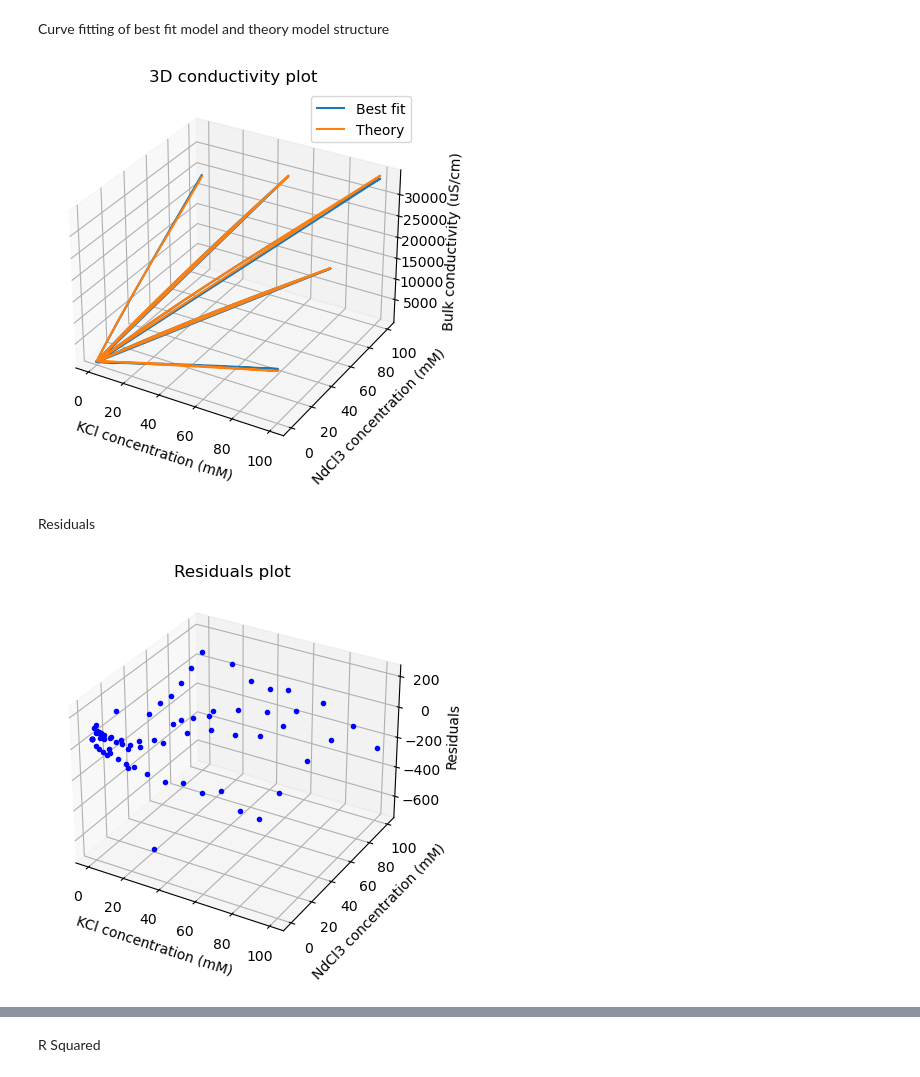
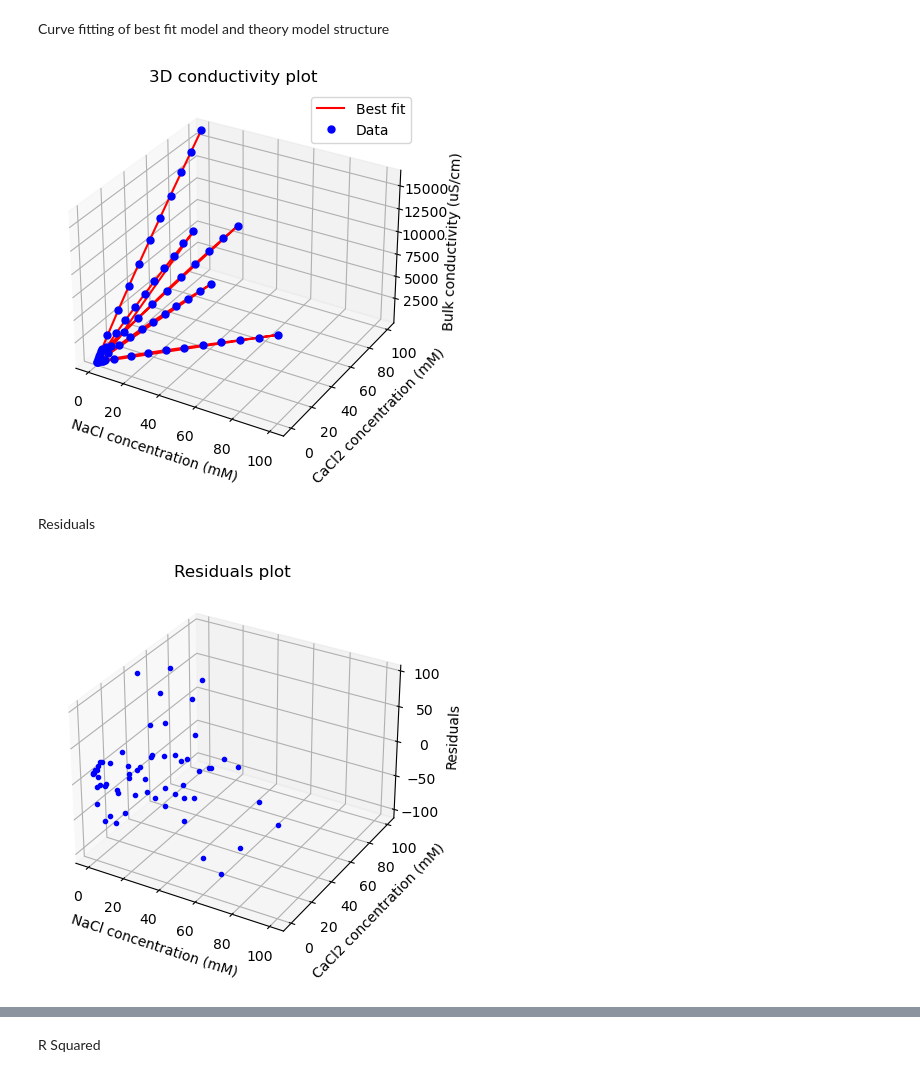
Before and after one commit to dowlinglab/salts-conductivity-modelling, a Jupyter notebook: Regression_full_data.ipynb, the cells around one changed output, grey strips where cells are left out. Drawn from its saved outputs; the diff is of its cells as text; code cells hidden in the pictures.

```diff
--- a/Regression_full_data.ipynb
+++ b/Regression_full_data.ipynb
@@ -448,9 +448,9 @@ r-squared value is: 0.9999885108155941
 KCl & NdCl3 Salts
 # %%
 # loading data
-data = pd.read_csv("KCl&NdCl3.csv")
-KCl_conc = data["KCl conc"]
-NdCl3_conc = data["NdCl3 conc"]
+data = pd.read_csv("NaCl_CaCl2.csv")
+KCl_conc = data["NaCl conc"]
+NdCl3_conc = data["CaCl2 conc"]
 cond = data["Bulk cond"]
 
 # number of data points
@@ -493,11 +493,11 @@ print(data)
 # %%
 # predictors matrix of best fit model
-X = np.ones((ndata, 6))
-X[:, 1] = KCl_conc
-X[:, 2] = NdCl3_conc
-X[:, 3] = KCl_conc_hf
-X[:, 4] = NdCl3_conc_hf
-X[:, 5] = sum_sq
+X = np.ones((ndata, 8))
+# X[:, 1] = KCl_conc
+# X[:, 2] = NdCl3_conc
+# X[:, 3] = KCl_conc_hf
+# X[:, 4] = NdCl3_conc_hf
+# X[:, 5] = sum_sq
 # X[:, 1] = KCl_conc
 # X[:, 2] = NdCl3_conc
 # X[:, 3] = KCl_conc_hf
@@ -506,13 +506,13 @@ X[:, 5] = sum_sq
 # X[:, 6] = NdCl3_conc_oh
 # X[:, 7] = KCl_conc_sq
 # X[:, 8] = NdCl3_conc_sq
-# X[:, 1] = KCl_conc
-# X[:, 2] = NdCl3_conc
-# X[:, 3] = KCl_conc_oh
-# X[:, 4] = NdCl3_conc_oh
-# X[:, 5] = KCl_conc_sq
-# X[:, 6] = NdCl3_conc_sq
-# X[:, 7] = prdt
+X[:, 1] = KCl_conc
+X[:, 2] = NdCl3_conc
+X[:, 3] = KCl_conc_oh
+X[:, 4] = NdCl3_conc_oh
+X[:, 5] = KCl_conc_sq
+X[:, 6] = NdCl3_conc_sq
+X[:, 7] = prdt
 
 # X transpose multiply X
 A = np.matmul(np.transpose(X), X)
@@ -562,25 +562,25 @@ Curve fitting of best fit model and theory model structure
 # %%
 # best fit model predictions
 cond_plot = np.matmul(beta_hat, np.transpose(X))
 
 # theory model structure predictions
-cond_plot2 = np.matmul(beta_hat2, np.transpose(X2))
+# cond_plot2 = np.matmul(beta_hat2, np.transpose(X2))
 
 # making plots for model comparison
 fig = plt.figure()
 ax = fig.add_subplot(projection='3d')
 
 # plotting
-ax.plot3D(KCl_conc, NdCl3_conc, cond_plot, label="Best fit")
-ax.plot3D(KCl_conc, NdCl3_conc, cond_plot2, label="Theory")
+ax.plot3D(KCl_conc, NdCl3_conc, cond_plot, "r-", label="Best fit")
+ax.plot3D(KCl_conc, NdCl3_conc, cond, "b.", markersize=10, label="Data")
 ax.set_title('3D conductivity plot')
 ax.set_zlabel("Bulk conductivity (uS/cm)")
-ax.set_xlabel("KCl concentration (mM)")
-ax.set_ylabel("NdCl3 concentration (mM)")
+ax.set_xlabel("NaCl concentration (mM)")
+ax.set_ylabel("CaCl2 concentration (mM)")
 ax.legend()
 plt.show()
 # %% [output]
-[figure, old version]
+[figure, new version]
 # %% [markdown]
 Residuals
 # %%
@@ -600,11 +600,11 @@ ax = fig.add_subplot(projection ='3d')
 ax.plot3D(KCl_conc, NdCl3_conc, e, "b.")
 ax.set_title("Residuals plot")
 ax.set_zlabel("Residuals")
-ax.set_xlabel("KCl concentration (mM)")
-ax.set_ylabel("NdCl3 concentration (mM)")
+ax.set_xlabel("NaCl concentration (mM)")
+ax.set_ylabel("CaCl2 concentration (mM)")
 plt.show()
 # %% [output]
-[figure, old version]
+[figure, new version]
 # %%
 # sum of squared errors
 sse = sum(e[i]**2 for i in range(ndata))
```
Also changed, not shown: parts of 5 cells of this notebook, 2 other files.
